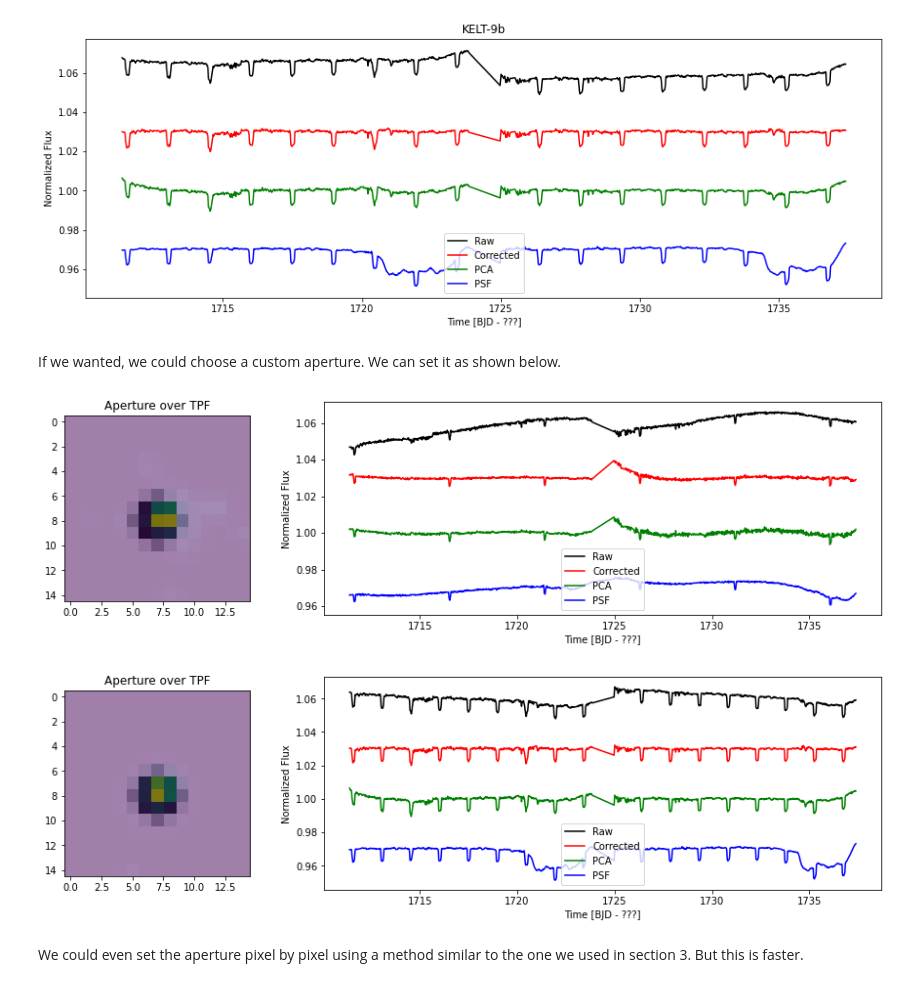
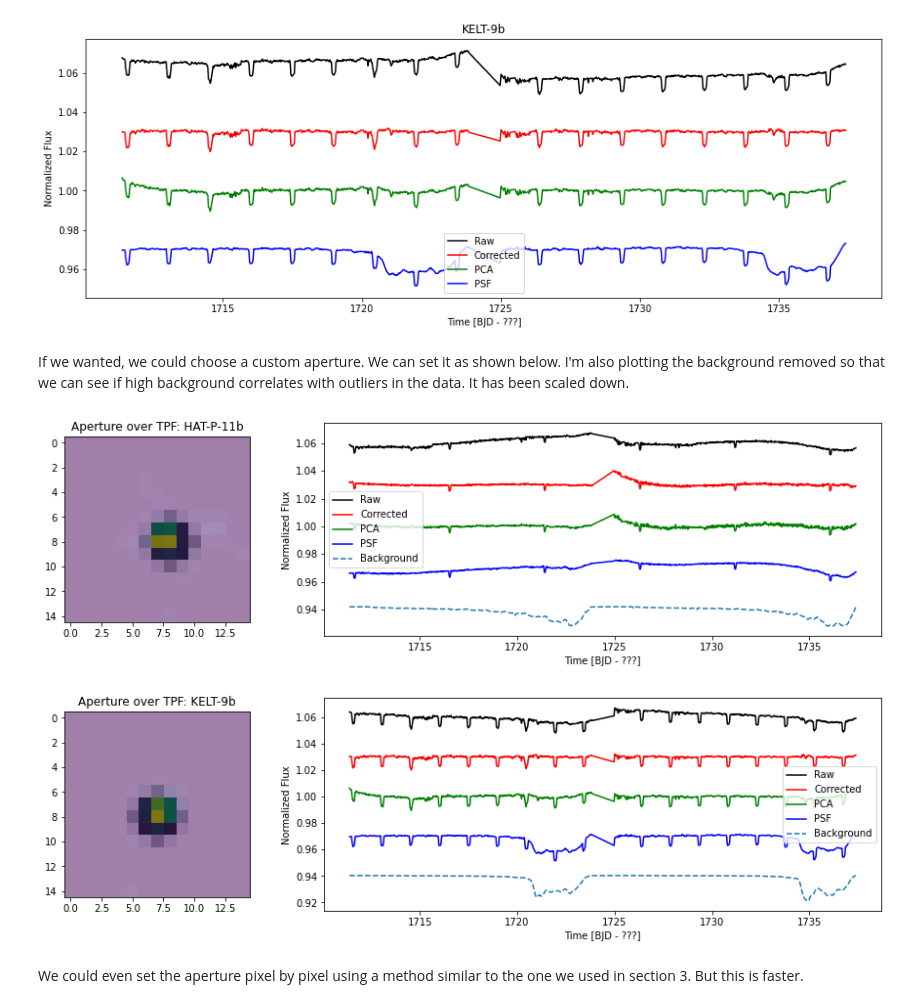
Before and after one commit to JackDinsmore/photometry-age-dating, a Jupyter notebook: HAT-P-11b; KELT-9b lightcurves.ipynb, the cells around one changed output. Cells and saved outputs as stored; diff of their text form; code cells hidden in the pictures.

```diff
--- a/HAT-P-11b; KELT-9b lightcurves.ipynb
+++ b/HAT-P-11b; KELT-9b lightcurves.ipynb
@@ -104,9 +104,9 @@ lightcurves = [pixelfiles[i].to_lightcurve(aperture_mask=aper[i]).flatten() for
 If we wanted to, we would clean the data. There are a few ways to do this, and the `lightkurve` methods are listed [here](https://docs.lightkurve.org/tutorials/index.html#removing-instrument-noise). I started by removing the background noise from reflected light, but this became a problem because the pixel file for HAT-P-11b is not square, and the algorithm assumes it is square. I have not fixed this problem, so I just flattened the curve instead. Code is below.
 # %%
 correctedLCs = []
-CORRECT_MODE = "pca"
+CORRECT_MODE = "pld"
 
-NUMBER_PCA_COMPONENTS = 2# Supposed to be "much smaller than the" number of stars on the CCD.
+NUMBER_PCA_COMPONENTS = 1# Supposed to be "much smaller than the" number of stars on the CCD.
     # Originally 5
 
 if CORRECT_MODE == "pca": #(aperture * TPF + background subtraction + cotrending basis vectors)
@@ -124,8 +124,8 @@ if CORRECT_MODE == "pld":# Don't know what this is, but I think it's similar to
 Now we will plot our corrected lightcurves.
 # %%
 for i in range(len(PLANETS)):
-    plot = lightcurves[i].plot();
-    plot2 = correctedLCs[i].flatten().plot();
+    plot = lightcurves[i].plot(marker='.', ls='none', color=COLORS[i]);
+    plot2 = correctedLCs[i].plot(marker='.', ls='none', color=COLORS[i]);
     plot.set_title("TESS 2-min lightcurve for {0}: automatic aperture".format(PLANETS[i]));
     plot2.set_title("TESS 2-min lightcurve for {0}: automatic aperture (corrected {1})".format(PLANETS[i], CORRECT_MODE));
 # %% [output]
@@ -139,5 +139,7 @@ To demonstrate using a custom aperture, I will use the entire image, removing no
 # %%
 newAper = [np.ones_like(a) for a in aper];
 for i in range(len(PLANETS)):
-    pixelfiles[i].plot(aperture_mask=newAper[i]);
+    p = pixelfiles[i].plot(aperture_mask=newAper[i]);
+    cadenceIndex =p.get_title().find(',')
+    p.set_title("Target: " + PLANETS[i] + p.get_title()[cadenceIndex:]);
 # %% [output]
@@ -146,9 +148,9 @@ for i in range(len(PLANETS)):
 # %% [markdown]
 Now we make and plot the lightcurves:
 # %%
-lightcurves = [pixelfiles[i].to_lightcurve(aperture_mask=newAper[i]).flatten() for i in range(len(PLANETS))];
+lightcurves = [pixelfiles[i].to_lightcurve(aperture_mask=newAper[i]) for i in range(len(PLANETS))];
 
 for i in range(len(PLANETS)):
-    plot = lightcurves[i].plot();
+    plot = lightcurves[i].plot(marker='.', color=COLORS[i], ls='none');
     plot.set_title("TESS 2-min lightcurve for {0}: automatic aperture".format(PLANETS[i]));
 # %% [output]
@@ -207,34 +206,35 @@ for i in range(len(data)):
 [figure]
 [figure]
 # %% [markdown]
-If we wanted, we could choose a custom aperture. We can set it as shown below.
+If we wanted, we could choose a custom aperture. We can set it as shown below. I'm also plotting the background removed so that we can see if high background correlates with outliers in the data. It has been scaled down.
 # %%
 SHAPES = ["circle", "circle"]
+
 RADII = [2, 2]
-POSES = [(7, 8), (7, 8)]
+POSES = [(8, 8), (7, 8)]
 
 for i in range(len(PLANETS)):
     eleanor.TargetData.custom_aperture(data[i], shape=SHAPES[i], r=RADII[i], pos=POSES[i], method='exact')
     eleanor.TargetData.get_lightcurve(data[i])
 
     fig, (ax1, ax2) = plt.subplots(ncols=2, figsize=(15,4), gridspec_kw={'width_ratios':[1,3]})
     ax1.imshow(data[i].tpf[0])
     ax1.imshow(data[i].aperture, cmap='Greys', alpha=0.5)
-    ax1.set_title('Aperture over TPF')
+    ax1.set_title('Aperture over TPF: ' + PLANETS[i])
 
-    #ax2.plot(data[i].time[q], data[i].raw_flux[q]/np.nanmedian(data[i].raw_flux[q]), 'k', label='Raw')
-    #ax2.plot(data[i].time[q], data[i].corr_flux[q]/np.nanmedian(data[i].corr_flux[q]) - 0.035, 'r', label='Corrected')
+    maxBackground = np.max(data[i].flux_bkg/np.nanmedian(data[i].flux_bkg))
 
     ax2.plot(data[i].time[q], data[i].raw_flux[q]/np.nanmedian(data[i].raw_flux[q])+0.06, 'k', label='Raw')
     ax2.plot(data[i].time[q], data[i].corr_flux[q]/np.nanmedian(data[i].corr_flux[q]) + 0.03, 'r', label='Corrected')
     ax2.plot(data[i].time[q], data[i].pca_flux[q]/np.nanmedian(data[i].pca_flux[q]), 'g', label='PCA')
     ax2.plot(data[i].time[q], data[i].psf_flux[q]/np.nanmedian(data[i].psf_flux[q]) - 0.03, 'b', label='PSF')
+    plt.plot(data[i].time, (1 - data[i].flux_bkg/np.nanmedian(data[i].flux_bkg)) * 0.02/ maxBackground + 1 - 0.06, '--', label='Background')
 
     ax2.legend()
     ax2.set_xlabel('Time [BJD - ???]')
     ax2.set_ylabel('Normalized Flux');
 # %% [output]
-[figure, old version]
+[figure, new version]
-[figure, old version]
+[figure, new version]
 # %% [markdown]
 We could even set the aperture pixel by pixel using a method similar to the one we used in section 3. But this is faster.
```
Also changed, not shown: parts of 12 cells of this notebook, 2 other files.
